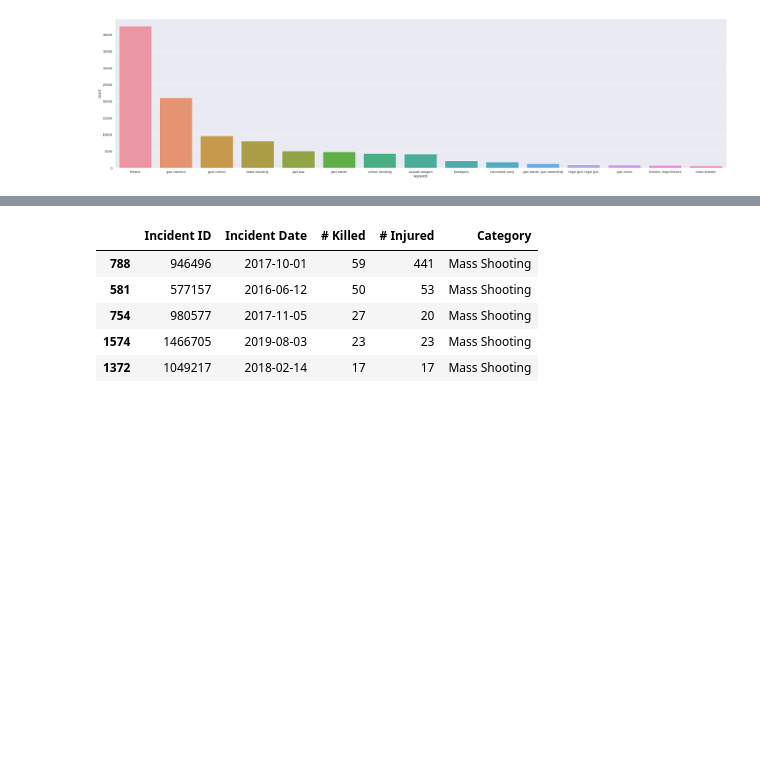
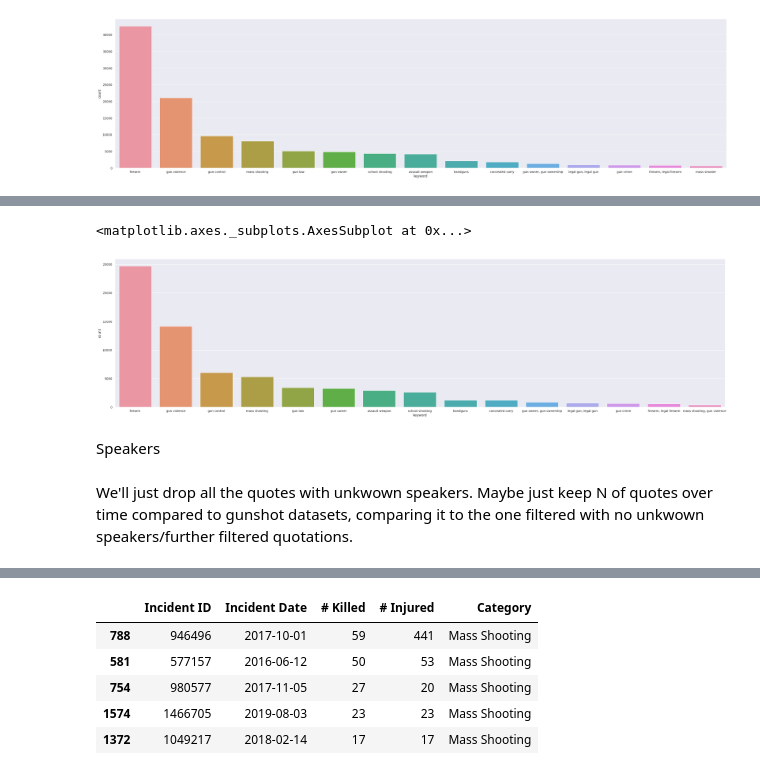
Before and after one commit to epfl-ada/ada-2021-project-lejt, a Jupyter notebook: project_ada.ipynb, the cells around one changed output, grey strips where cells are left out. Drawn from its saved outputs; the diff is of its cells as text; code cells hidden in the pictures; blank space fills up the shorter version.

```diff
--- a/project_ada.ipynb
+++ b/project_ada.ipynb
@@ -560,0 +416,11 @@ VADER is even smart enough to understand the valence of non-conventional text, i
+# %%
+plt.figure(figsize=(40, 10))
+sns.set_theme(style="darkgrid")
+sns.countplot(filt_quotesquotes['keyword'], order=filt_quotesquotes['keyword'].value_counts().iloc[:15].index)
+# %% [output]
+<matplotlib.axes._subplots.AxesSubplot at 0x...>
+[figure, added]
+# %% [markdown]
+Speakers
+# %% [markdown]
+We'll just drop all the quotes with unkwown speakers. Maybe just keep N of quotes over time compared to gunshot datasets, comparing it to the one filtered with no unkwown speakers/further filtered quotations.
```
Also changed, not shown: parts of 351 cells of this notebook.
